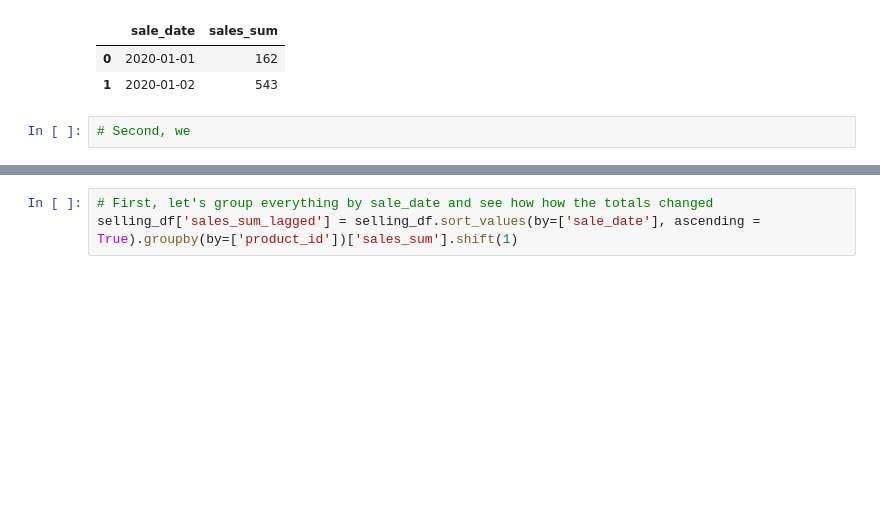
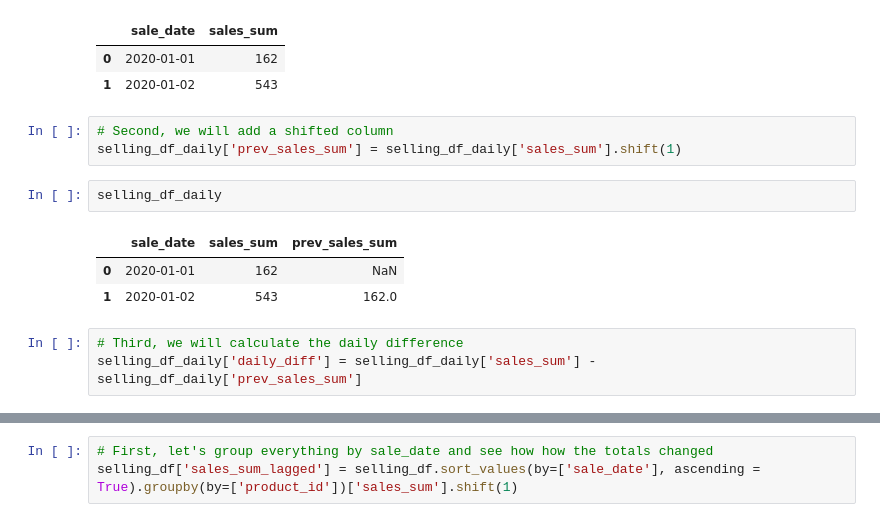
Before and after one commit to nastyh/Pandas-Tricks, a Jupyter notebook: 10_14_Pandas_Tricks.ipynb, the cells around one changed output, grey strips where cells are left out. Cells and saved outputs as stored; diff of their text form; blank space fills up the shorter version.

```diff
--- a/10_14_Pandas_Tricks.ipynb
+++ b/10_14_Pandas_Tricks.ipynb
@@ -388,5 +388,15 @@ selling_df_daily
 |  | sale_date | sales_sum |
 | 0 | 2020-01-01 | 162 |
 | 1 | 2020-01-02 | 543 |
-# %%
-# Second, we
+# %%
+# Second, we will add a shifted column
+selling_df_daily['prev_sales_sum'] = selling_df_daily['sales_sum'].shift(1)
+# %%
+selling_df_daily
+# %% [output]
+|  | sale_date | sales_sum | prev_sales_sum |
+| 0 | 2020-01-01 | 162 | NaN |
+| 1 | 2020-01-02 | 543 | 162.0 |
+# %%
+# Third, we will calculate the daily difference
+selling_df_daily['daily_diff'] = selling_df_daily['sales_sum'] - selling_df_daily['prev_sales_sum']
```
Also changed, not shown: parts of 1 cell of this notebook.
